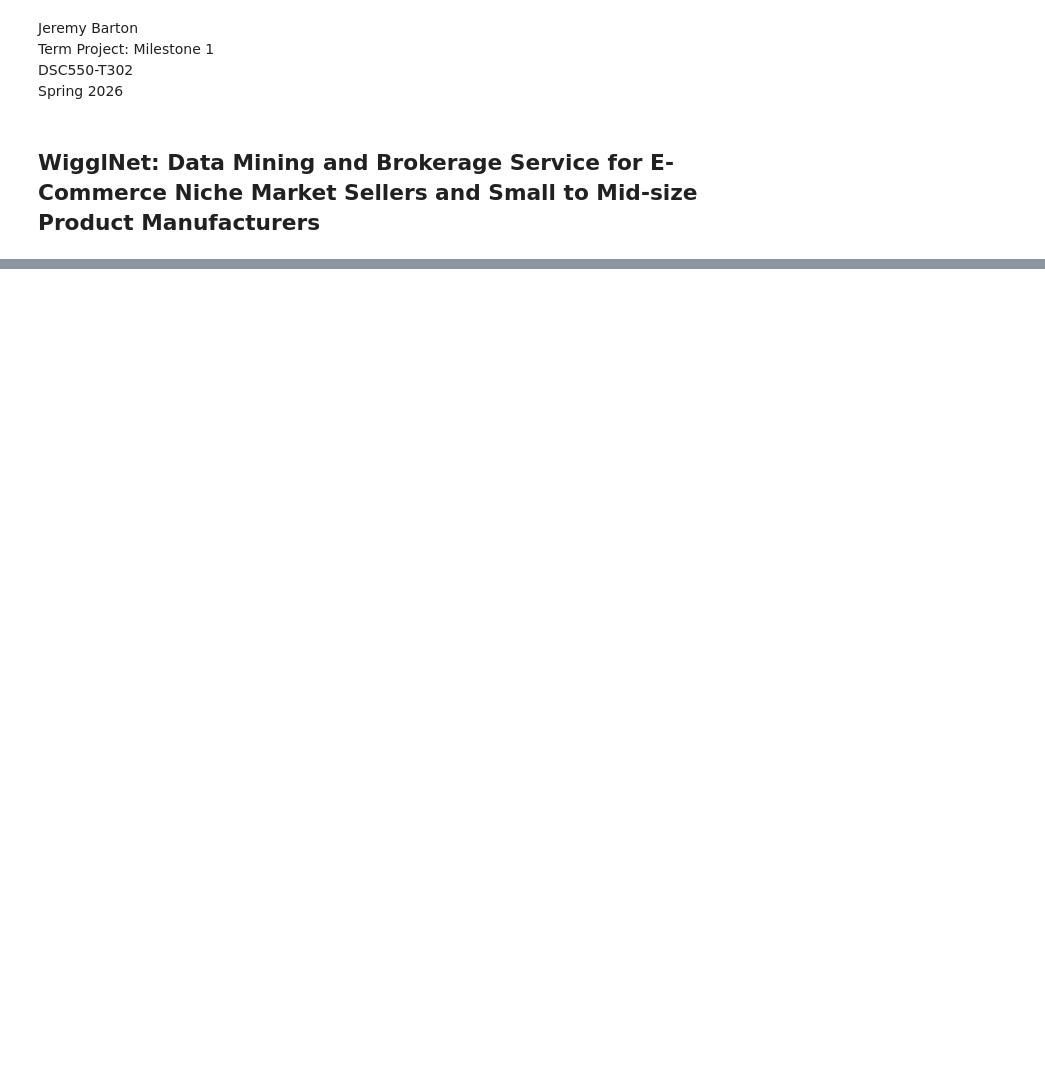
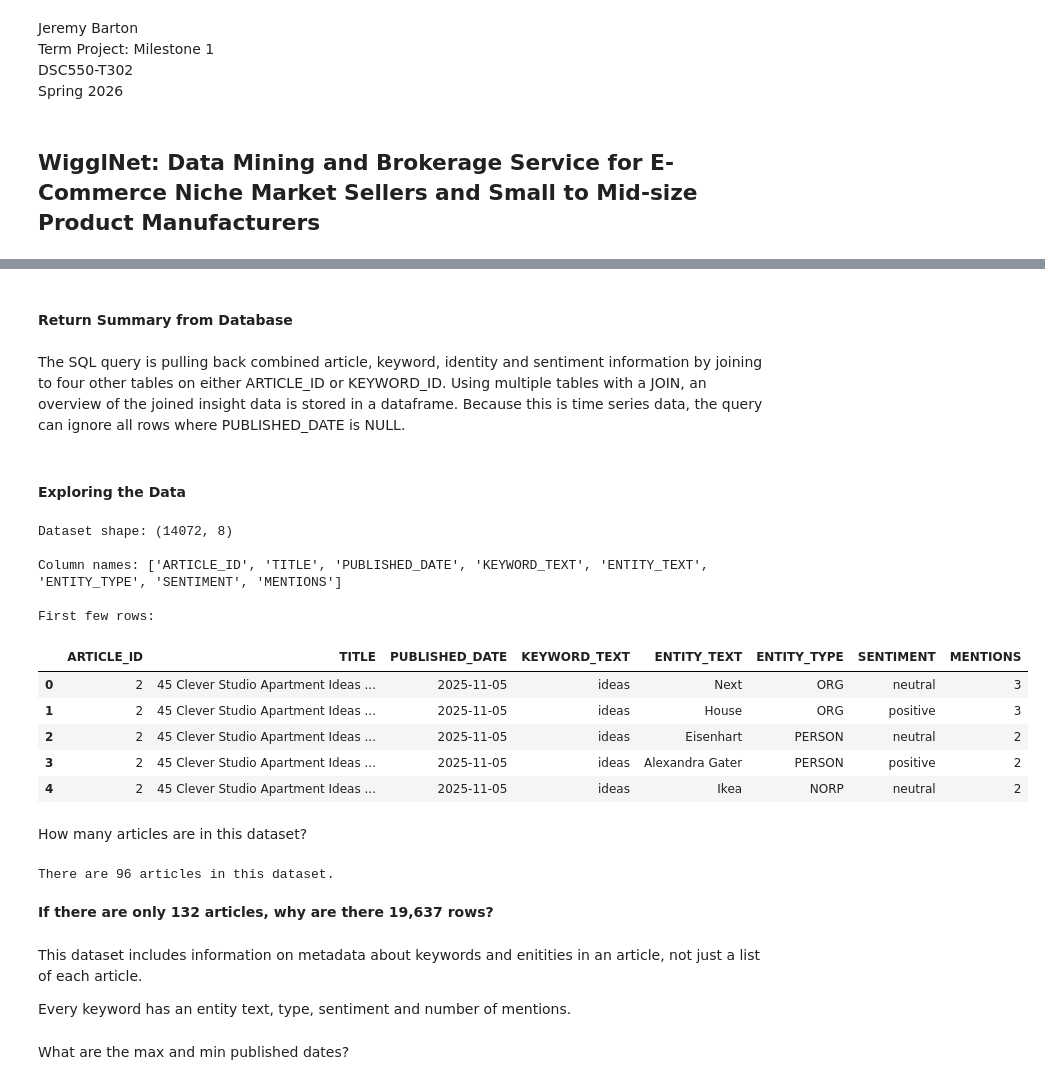
Before and after one commit to jsbwxyz/DSC500-TermProject, a Jupyter notebook: docs/DSC500/TermProject-Milestone-1.ipynb, the cells around one changed output, grey strips where cells are left out. Saved outputs shown, nothing was run; the diff lists cells and outputs as text; code cells hidden in the pictures; blank space fills up the shorter version.

```diff
--- a/docs/DSC500/TermProject-Milestone-1.ipynb
+++ b/docs/DSC500/TermProject-Milestone-1.ipynb
@@ -17,0 +52,62 @@ WigglNet provides data with mined insights built-in, so small ecommerce business
+# %% [markdown]
+#### Return Summary from Database
+# %% [markdown]
+The SQL query is pulling back combined article, keyword, identity and sentiment information by joining to four other tables on either ARTICLE_ID or KEYWORD_ID. Using multiple tables with a JOIN, an overview of the joined insight data is stored in a dataframe. Because this is time series data, the query can ignore all rows where PUBLISHED_DATE is NULL.
+# %%
+# SQL Query to retrieve article data with keywords, entities, and sentiment
+query = """
+    SELECT
+        a.ARTICLE_ID,
+        a.TITLE,
+        a.PUBLISHED_DATE,
+        k.KEYWORD_TEXT,
+        e.ENTITY_TEXT,
+        e.ENTITY_TYPE,
+        aes.SENTIMENT,
+        aes.MENTIONS
+    FROM WEBDATA.ARTICLES a
+    LEFT JOIN WEBDATA.ARTICLE_KEYWORDS ak ON a.ARTICLE_ID = ak.ARTICLE_ID
+    LEFT JOIN WEBDATA.KEYWORDS k ON ak.KEYWORD_ID = k.KEYWORD_ID
+    LEFT JOIN WEBDATA.ARTICLE_ENTITY_SENTIMENT aes ON a.ARTICLE_ID = aes.ARTICLE_ID
+    LEFT JOIN WEBDATA.ENTITIES e ON aes.ENTITY_ID = e.ENTITY_ID
+    WHERE PUBLISHED_DATE IS NOT NULL
+    AND published_date BETWEEN CURRENT_DATE - INTERVAL 1 YEAR AND CURRENT_DATE;
+"""
+
+# Execute query and load results into a DataFrame
+df = pd.read_sql(query, conn)
+# %% [markdown]
+#### Exploring the Data
+# %%
+# Display basic info about the dataset
+print(f"Dataset shape: {df.shape}")
+print(f"\nColumn names: {df.columns.tolist()}")
+print(f"\nFirst few rows:")
+df.head()
+# %% [output]
+Dataset shape: (14072, 8)
+
+Column names: ['ARTICLE_ID', 'TITLE', 'PUBLISHED_DATE', 'KEYWORD_TEXT', 'ENTITY_TEXT', 'ENTITY_TYPE', 'SENTIMENT', 'MENTIONS']
+
+First few rows:
+|  | ARTICLE_ID | TITLE | PUBLISHED_DATE | KEYWORD_TEXT | ENTITY_TEXT | ENTITY_TYPE | SENTIMENT | MENTIONS |
+| 0 | 2 | 45 Clever Studio Apartment Ideas ... | 2025-11-05 | ideas | Next | ORG | neutral | 3 |
+| 1 | 2 | 45 Clever Studio Apartment Ideas ... | 2025-11-05 | ideas | House | ORG | positive | 3 |
+| 2 | 2 | 45 Clever Studio Apartment Ideas ... | 2025-11-05 | ideas | Eisenhart | PERSON | neutral | 2 |
+| 3 | 2 | 45 Clever Studio Apartment Ideas ... | 2025-11-05 | ideas | Alexandra Gater | PERSON | positive | 2 |
+| 4 | 2 | 45 Clever Studio Apartment Ideas ... | 2025-11-05 | ideas | Ikea | NORP | neutral | 2 |
+# %% [markdown]
+How many articles are in this dataset?
+# %%
+total_articles = df["ARTICLE_ID"].nunique()
+print(f"There are {total_articles} articles in this dataset.")
+# %% [output]
+There are 96 articles in this dataset.
+# %% [markdown]
+<b>If there are only 132 articles, why are there 19,637 rows?<b>
+# %% [markdown]
+This dataset includes information on metadata about keywords and enitities in an article, not just a list of each article.
+
+Every keyword has an entity text, type, sentiment and number of mentions.
+# %% [markdown]
+What are the max and min published dates?
```
Also changed, not shown: parts of 18 cells of this notebook, 1 other file.
